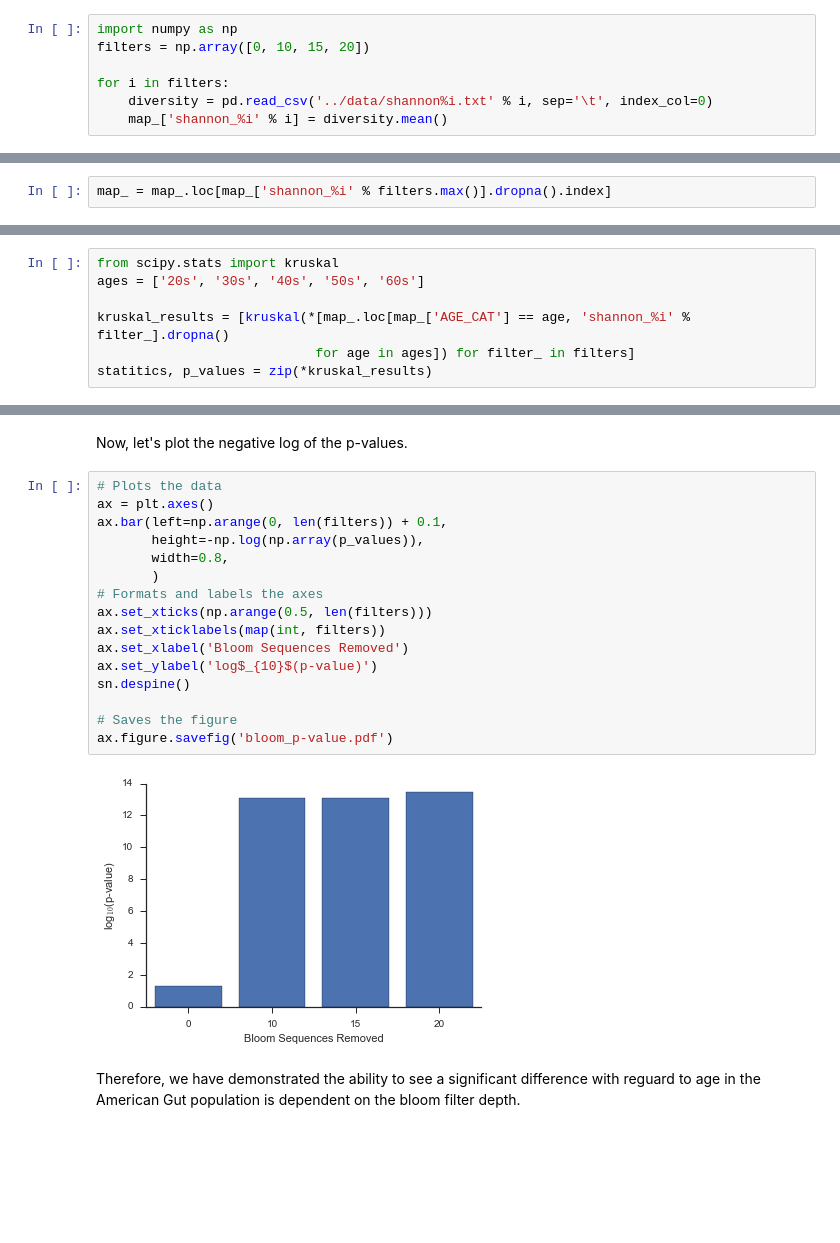
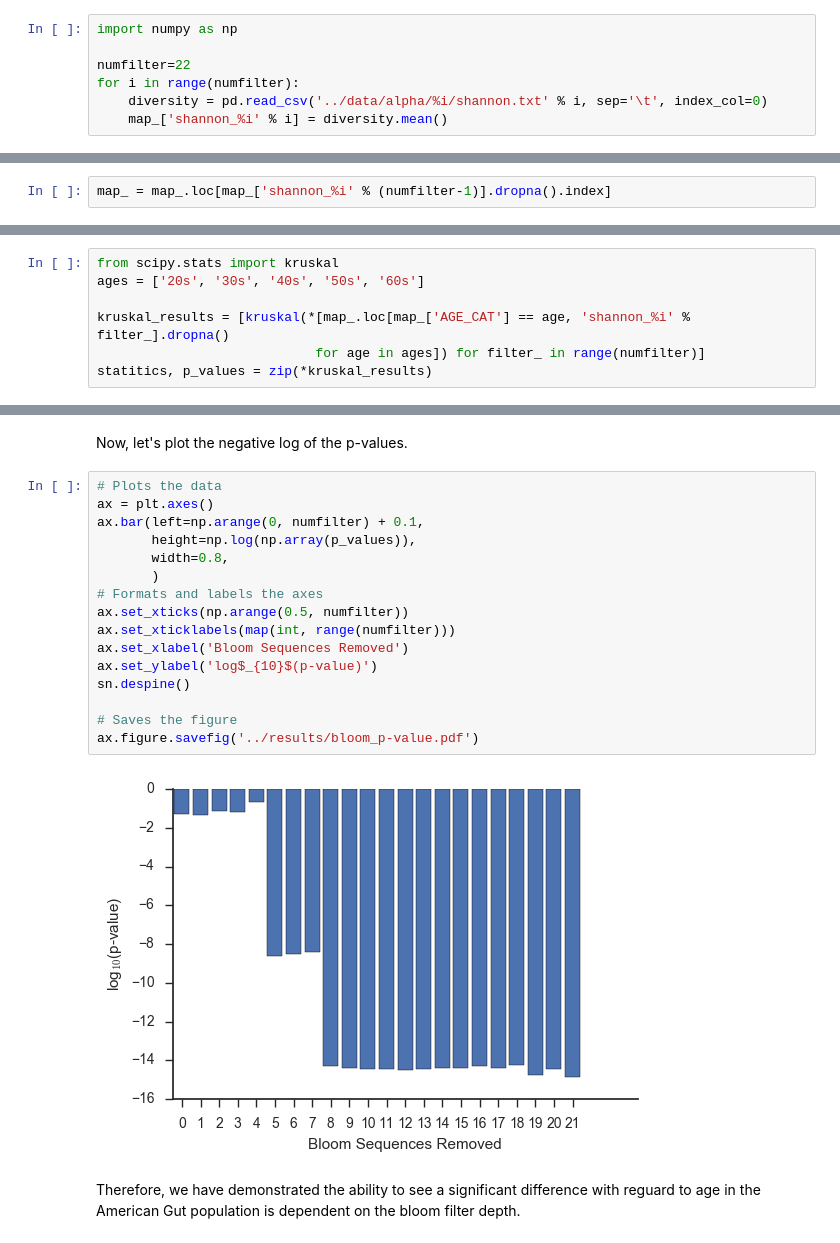
Before and after one commit to knightlab-analyses/bloom-analyses, a Jupyter notebook: ipynb/ag_alpha_diversity.ipynb, the cells around one changed output, grey strips where cells are left out. Saved outputs shown, nothing was run; the diff lists cells and outputs as text; blank space fills up the shorter version.

```diff
--- a/ipynb/ag_alpha_diversity.ipynb
+++ b/ipynb/ag_alpha_diversity.ipynb
@@ -56,15 +59,15 @@ The collated alpha diversity files can be downloaded from [location].
 We'll import those files, and calculate the mean diversity for each of the rarefaction instances.
 # %%
 import numpy as np
-filters = np.array([0, 10, 15, 20])
 
-for i in filters:
-    diversity = pd.read_csv('../data/shannon%i.txt' % i, sep='\t', index_col=0)
+numfilter=22
+for i in range(numfilter):
+    diversity = pd.read_csv('../data/alpha/%i/shannon.txt' % i, sep='\t', index_col=0)
     map_['shannon_%i' % i] = diversity.mean()
 # %% [markdown]
 Let's filter out any samples which do not appear after all filtering.
 # %%
-map_ = map_.loc[map_['shannon_%i' % filters.max()].dropna().index]
+map_ = map_.loc[map_['shannon_%i' % (numfilter-1)].dropna().index]
 # %% [markdown]
 Now, we can perform the comparisons with age. We'll use a kruskal wallis test, and calculate a test statistic and p-value.
 # %%
@@ -72,7 +75,7 @@ from scipy.stats import kruskal
 ages = ['20s', '30s', '40s', '50s', '60s']
 
 kruskal_results = [kruskal(*[map_.loc[map_['AGE_CAT'] == age, 'shannon_%i' % filter_].dropna()
-                            for age in ages]) for filter_ in filters]
+                            for age in ages]) for filter_ in range(numfilter)]
 statitics, p_values = zip(*kruskal_results)
 # %% [markdown]
 Let's plot our test statitics as a function of filtering depth.
@@ -108,21 +109,21 @@ Now, let's plot the negative log of the p-values.
 # %%
 # Plots the data
 ax = plt.axes()
-ax.bar(left=np.arange(0, len(filters)) + 0.1,
-       height=-np.log(np.array(p_values)),
+ax.bar(left=np.arange(0, numfilter) + 0.1,
+       height=np.log(np.array(p_values)),
        width=0.8,
        )
 # Formats and labels the axes
-ax.set_xticks(np.arange(0.5, len(filters)))
-ax.set_xticklabels(map(int, filters))
+ax.set_xticks(np.arange(0.5, numfilter))
+ax.set_xticklabels(map(int, range(numfilter)))
 ax.set_xlabel('Bloom Sequences Removed')
 ax.set_ylabel('log$_{10}$(p-value)')
 sn.despine()
 
 # Saves the figure
-ax.figure.savefig('bloom_p-value.pdf')
+ax.figure.savefig('../results/bloom_p-value.pdf')
 # %% [output]
-[figure, old version]
+[figure, new version]
 # %% [markdown]
 Therefore, we have demonstrated the ability to see a significant difference with reguard to age in the American Gut population is dependent on the bloom filter depth.
 # %% [markdown]
```
Also changed, not shown: parts of 2 cells of this notebook, 54 other files.
